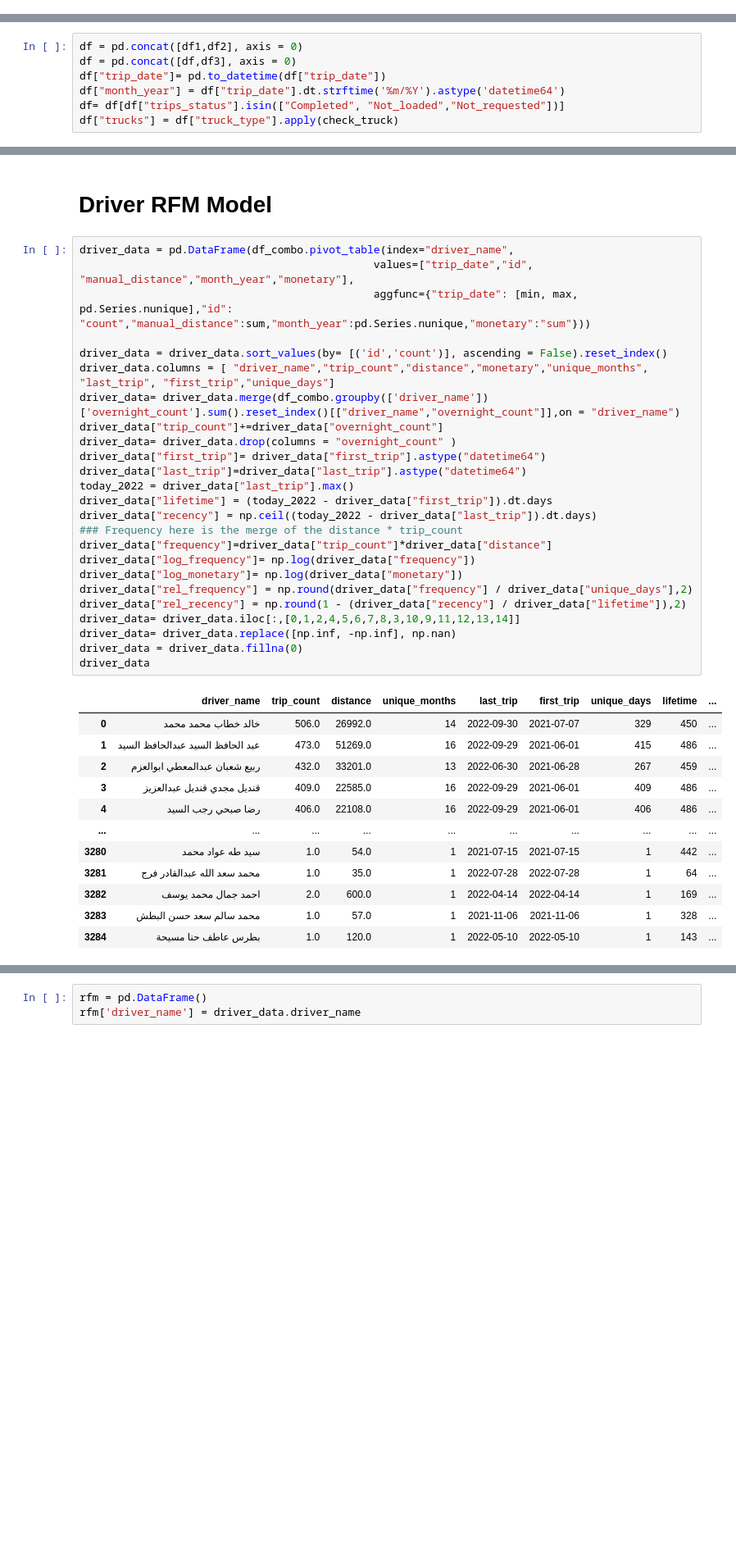
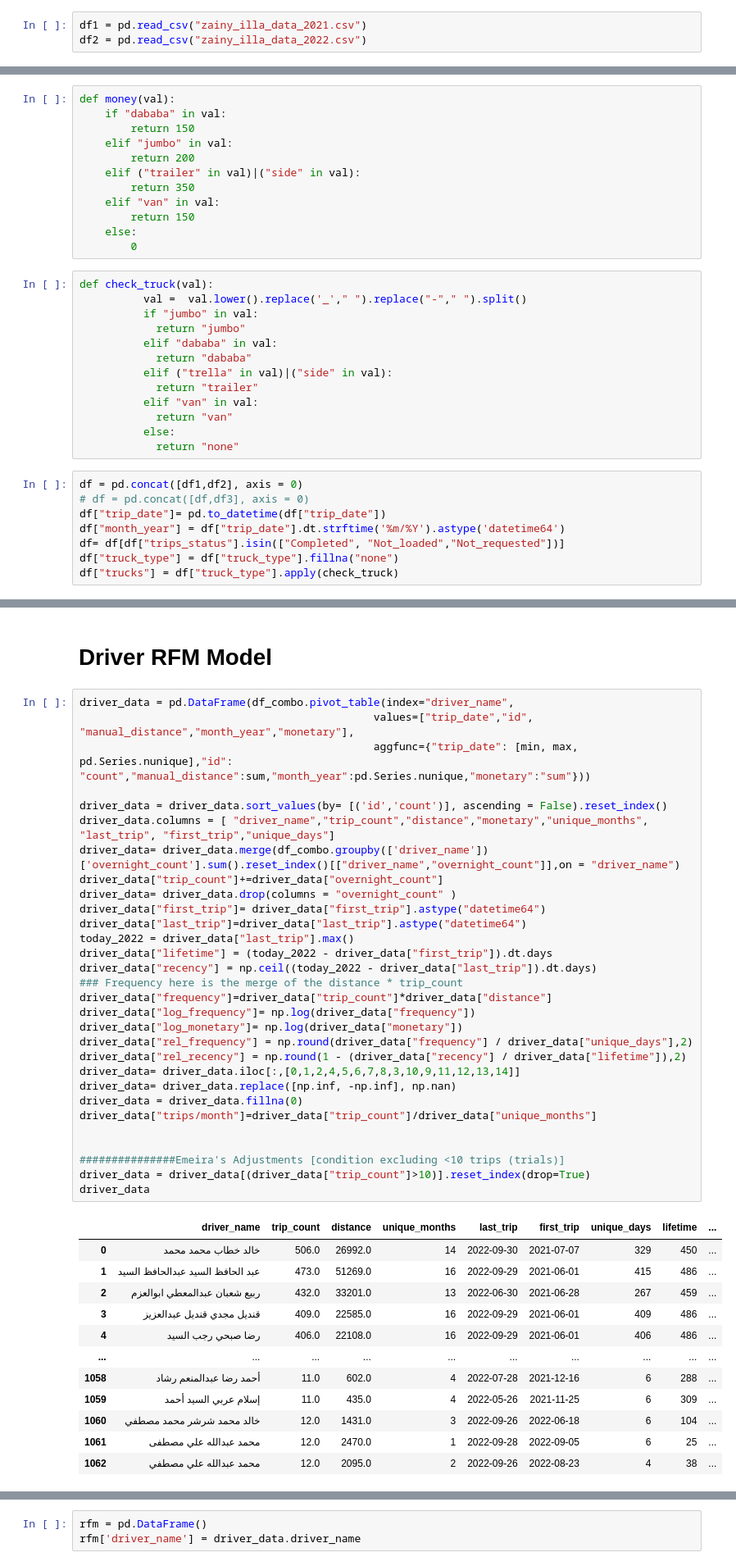
Before and after one commit to AhmedAminILLA/due_dilligence_2, a Jupyter notebook: due_dilligence2_(driver_analysis).ipynb, the cells around one changed output, grey strips where cells are left out. Shown at 82% size. Cells and saved outputs as stored; diff of their text form; blank space fills up the shorter version.

```diff
--- a/due_dilligence2_(driver_analysis).ipynb
+++ b/due_dilligence2_(driver_analysis).ipynb
@@ -46,12 +42,41 @@ df3 = pd.read_excel("datasep.xlsx")
+# %%
+df1 = pd.read_csv("zainy_illa_data_2021.csv")
+df2 = pd.read_csv("zainy_illa_data_2022.csv")
 # %%
 df_dstatus = pd.read_excel("driver_status.xlsx")
 df_dstatus = df_dstatus.rename(columns = {"Driver Name":"driver_name"})
+# %%
+def money(val):
+    if "dababa" in val:
+        return 150
+    elif "jumbo" in val:
+        return 200
+    elif ("trailer" in val)|("side" in val):
+        return 350
+    elif "van" in val:
+        return 150
+    else:
+        0
+# %%
+def check_truck(val):
+          val =  val.lower().replace('_'," ").replace("-"," ").split()
+          if "jumbo" in val:
+            return "jumbo"
+          elif "dababa" in val:
+            return "dababa"
+          elif ("trella" in val)|("side" in val):
+            return "trailer"
+          elif "van" in val:
+            return "van"
+          else:
+            return "none"
 # %%
 df = pd.concat([df1,df2], axis = 0)
-df = pd.concat([df,df3], axis = 0)
+# df = pd.concat([df,df3], axis = 0)
 df["trip_date"]= pd.to_datetime(df["trip_date"])
 df["month_year"] = df["trip_date"].dt.strftime('%m/%Y').astype('datetime64')
 df= df[df["trips_status"].isin(["Completed", "Not_loaded","Not_requested"])]
+df["truck_type"] = df["truck_type"].fillna("none")
 df["trucks"] = df["truck_type"].apply(check_truck)
 # %%
 print(df["trip_date"].min())
@@ -364,35 +369,40 @@ driver_data = pd.DataFrame(df_combo.pivot_table(index="driver_name",
                                               aggfunc={"trip_date": [min, max, pd.Series.nunique],"id": "count","manual_distance":sum,"month_year":pd.Series.nunique,"monetary":"sum"}))
 
 driver_data = driver_data.sort_values(by= [('id','count')], ascending = False).reset_index()
 driver_data.columns = [ "driver_name","trip_count","distance","monetary","unique_months", "last_trip", "first_trip","unique_days"]
 driver_data= driver_data.merge(df_combo.groupby(['driver_name'])['overnight_count'].sum().reset_index()[["driver_name","overnight_count"]],on = "driver_name")
 driver_data["trip_count"]+=driver_data["overnight_count"]
 driver_data= driver_data.drop(columns = "overnight_count" )
 driver_data["first_trip"]= driver_data["first_trip"].astype("datetime64")
 driver_data["last_trip"]=driver_data["last_trip"].astype("datetime64")
 today_2022 = driver_data["last_trip"].max()
 driver_data["lifetime"] = (today_2022 - driver_data["first_trip"]).dt.days
 driver_data["recency"] = np.ceil((today_2022 - driver_data["last_trip"]).dt.days)
 ### Frequency here is the merge of the distance * trip_count
 driver_data["frequency"]=driver_data["trip_count"]*driver_data["distance"]
 driver_data["log_frequency"]= np.log(driver_data["frequency"])
 driver_data["log_monetary"]= np.log(driver_data["monetary"])
 driver_data["rel_frequency"] = np.round(driver_data["frequency"] / driver_data["unique_days"],2)
 driver_data["rel_recency"] = np.round(1 - (driver_data["recency"] / driver_data["lifetime"]),2)
 driver_data= driver_data.iloc[:,[0,1,2,4,5,6,7,8,3,10,9,11,12,13,14]]
 driver_data= driver_data.replace([np.inf, -np.inf], np.nan)
 driver_data = driver_data.fillna(0)
+driver_data["trips/month"]=driver_data["trip_count"]/driver_data["unique_months"]
+
+
+###############Emeira's Adjustments [condition excluding <10 trips (trials)]
+driver_data = driver_data[(driver_data["trip_count"]>10)].reset_index(drop=True)
 driver_data
 # %% [output]
 |  | driver_name | trip_count | distance | unique_months | last_trip | first_trip | unique_days | lifetime | ... |
 | 0 | خالد خطاب محمد محمد | 506.0 | 26992.0 | 14 | 2022-09-30 | 2021-07-07 | 329 | 450 | ... |
 | 1 | عبد الحافظ السيد عبدالحافظ السيد | 473.0 | 51269.0 | 16 | 2022-09-29 | 2021-06-01 | 415 | 486 | ... |
 | 2 | ربيع شعبان عبدالمعطي ابوالعزم | 432.0 | 33201.0 | 13 | 2022-06-30 | 2021-06-28 | 267 | 459 | ... |
 | 3 | قنديل مجدي قنديل عبدالعزيز | 409.0 | 22585.0 | 16 | 2022-09-29 | 2021-06-01 | 409 | 486 | ... |
 | 4 | رضا صبحي رجب السيد | 406.0 | 22108.0 | 16 | 2022-09-29 | 2021-06-01 | 406 | 486 | ... |
 | ... | ... | ... | ... | ... | ... | ... | ... | ... | ... |
-| 3280 | سيد طه عواد محمد | 1.0 | 54.0 | 1 | 2021-07-15 | 2021-07-15 | 1 | 442 | ... |
-| 3281 | محمد سعد الله عبدالقادر فرج | 1.0 | 35.0 | 1 | 2022-07-28 | 2022-07-28 | 1 | 64 | ... |
-| 3282 | احمد جمال محمد يوسف | 2.0 | 600.0 | 1 | 2022-04-14 | 2022-04-14 | 1 | 169 | ... |
-| 3283 | محمد سالم سعد حسن البطش | 1.0 | 57.0 | 1 | 2021-11-06 | 2021-11-06 | 1 | 328 | ... |
-| 3284 | بطرس عاطف حنا مسيحة | 1.0 | 120.0 | 1 | 2022-05-10 | 2022-05-10 | 1 | 143 | ... |
+| 1058 | أحمد رضا عبدالمنعم رشاد | 11.0 | 602.0 | 4 | 2022-07-28 | 2021-12-16 | 6 | 288 | ... |
+| 1059 | إسلام عربي السيد أحمد | 11.0 | 435.0 | 4 | 2022-05-26 | 2021-11-25 | 6 | 309 | ... |
+| 1060 | خالد محمد شرشر محمد مصطفي | 12.0 | 1431.0 | 3 | 2022-09-26 | 2022-06-18 | 6 | 104 | ... |
+| 1061 | محمد عبدالله علي مصطفى | 12.0 | 2470.0 | 1 | 2022-09-28 | 2022-09-05 | 6 | 25 | ... |
+| 1062 | محمد عبدالله علي مصطفي | 12.0 | 2095.0 | 2 | 2022-09-26 | 2022-08-23 | 4 | 38 | ... |
```
Also changed, not shown: parts of 35 cells of this notebook, 7 other files.
